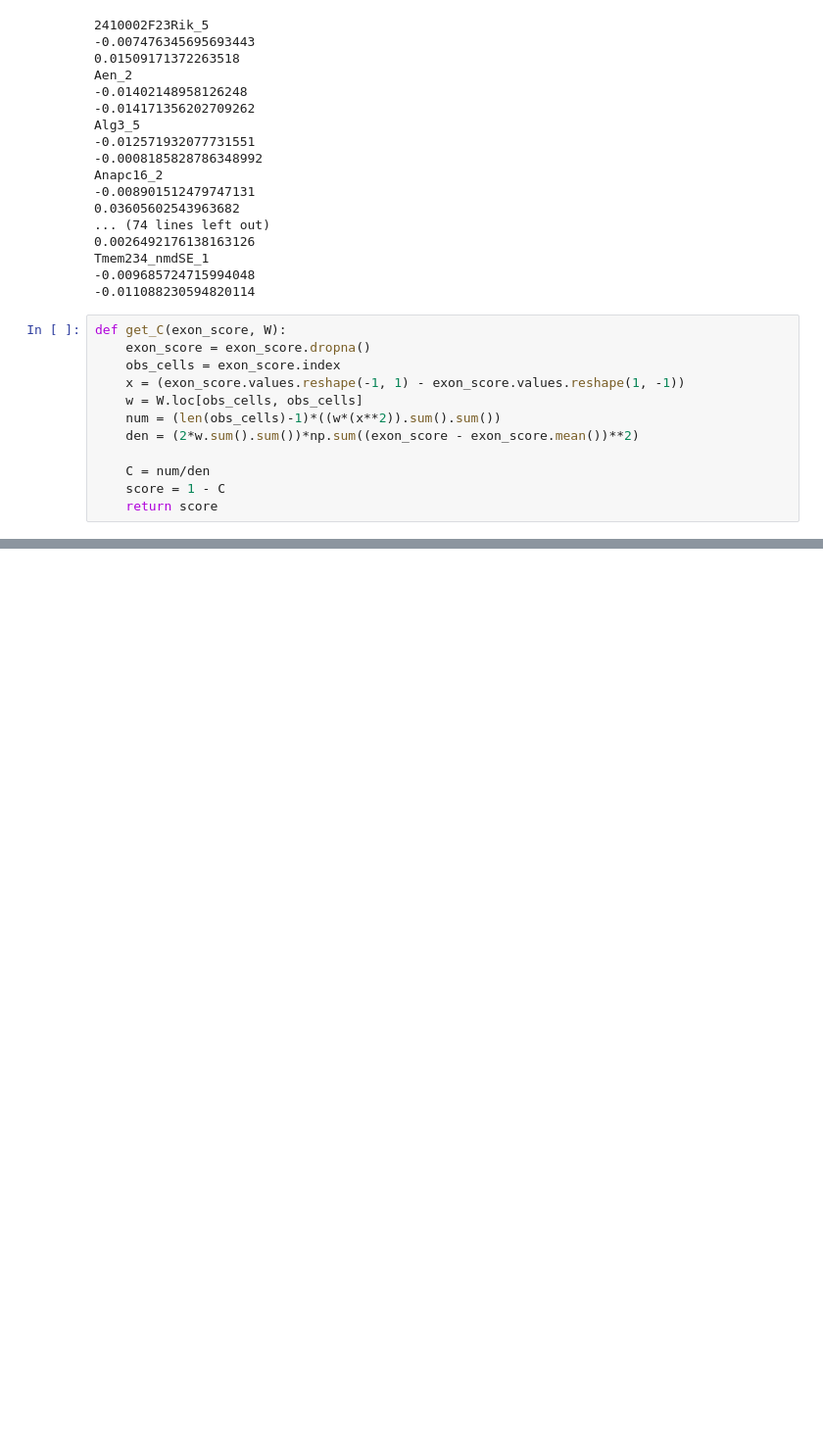
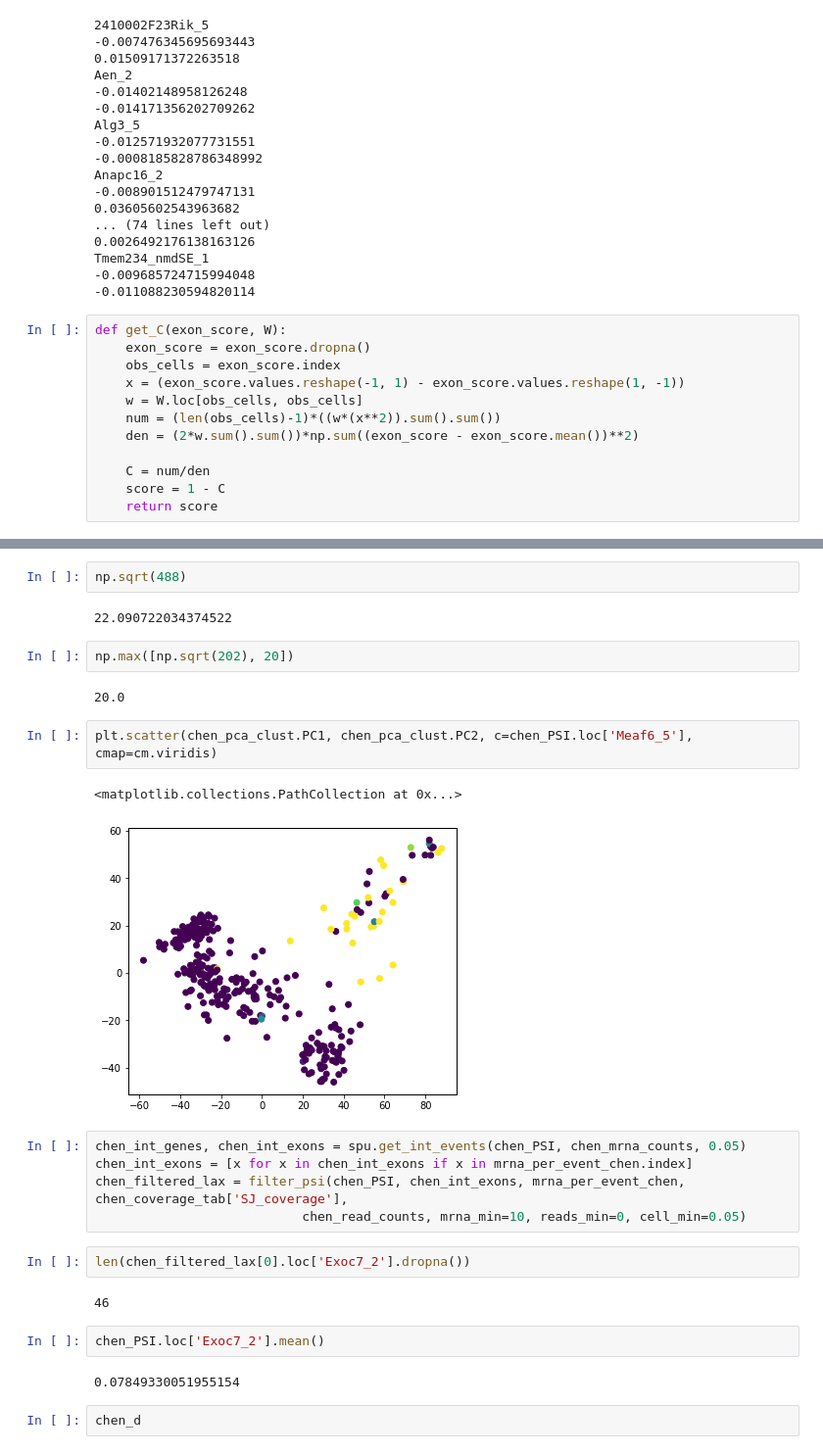
Before and after one commit to lareaulab/sc_binary_splicing, a Jupyter notebook: results/data_analysis/autocorrelation.ipynb, the cells around one changed output, grey strips where cells are left out. Shown at 98% size. Drawn from its saved outputs; the diff is of its cells as text; blank space fills up the shorter version.

```diff
--- a/results/data_analysis/autocorrelation.ipynb
+++ b/results/data_analysis/autocorrelation.ipynb
@@ -2967,0 +3046,28 @@ def get_C(exon_score, W):
+# %%
+np.sqrt(488)
+# %% [output]
+22.090722034374522
+# %%
+np.max([np.sqrt(202), 20])
+# %% [output]
+20.0
+# %%
+plt.scatter(chen_pca_clust.PC1, chen_pca_clust.PC2, c=chen_PSI.loc['Meaf6_5'], cmap=cm.viridis)
+# %% [output]
+<matplotlib.collections.PathCollection at 0x...>
+[figure, added]
+# %%
+chen_int_genes, chen_int_exons = spu.get_int_events(chen_PSI, chen_mrna_counts, 0.05)
+chen_int_exons = [x for x in chen_int_exons if x in mrna_per_event_chen.index]
+chen_filtered_lax = filter_psi(chen_PSI, chen_int_exons, mrna_per_event_chen, chen_coverage_tab['SJ_coverage'],
+                           chen_read_counts, mrna_min=10, reads_min=0, cell_min=0.05)
+# %%
+len(chen_filtered_lax[0].loc['Exoc7_2'].dropna())
+# %% [output]
+46
+# %%
+chen_PSI.loc['Exoc7_2'].mean()
+# %% [output]
+0.07849330051955154
+# %%
+chen_d
```
Also changed, not shown: parts of 16 cells of this notebook, 1 other file.
